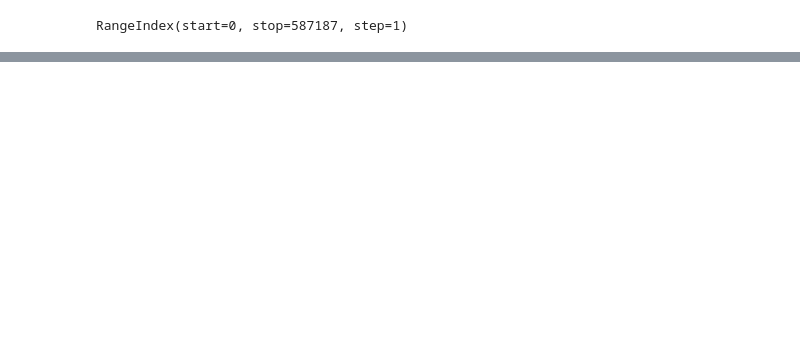
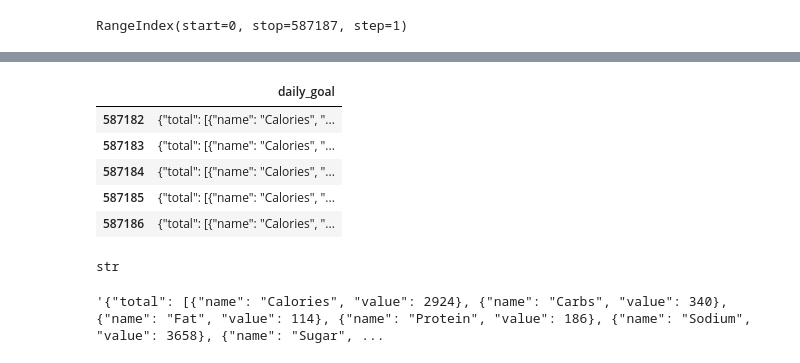
Before and after one commit to rokaandy/mfp-nutrition-survival-analysis, a Jupyter notebook: nutrition.ipynb, the cells around one changed output, grey strips where cells are left out. Drawn from its saved outputs; the diff is of its cells as text; code cells hidden in the pictures; blank space fills up the shorter version.

```diff
--- a/nutrition.ipynb
+++ b/nutrition.ipynb
@@ -16,7 +16,7 @@ import json
 1       2014-09-22      [{"meal": "MY food", "dishes": [{"nutritions": [{"name": "Calories", "value": "412"}, {"name": "Carbs", "value": "29"}, {"name": "Fat", "value": "24"}, {"name": "Protein", "val ...
 1       2014-09-23      [{"meal": "MY food", "dishes": [{"nutritions": [{"name": "Calories", "value": "412"}, {"name": "Carbs", "value": "29"}, {"name": "Fat", "value": "24"}, {"name": "Protein", "val ...
 # %%
-raw = pd.read_csv('data/mfp-diaries.tsv',
+df = pd.read_csv('data/mfp-diaries.tsv',
                   sep='\t',
                   header=None,
                   names=['userId','entry_date','food_entries','daily_goal'])
@@ -127,3 +127,2 @@ dict_keys(['total', 'goal'])
 # %%
-df_goal = raw.drop(['food_entries'], axis=1)
-df_goal.head()
+df_goal = df.drop(['food_entries'], axis=1)
@@ -195,0 +142,19 @@ RangeIndex(start=0, stop=587187, step=1)
+# %%
+loop = df_goal.drop(['userId', 'entry_date'], axis=1)
+loop.tail()
+# %% [output]
+|  | daily_goal |
+| 587182 | {"total": [{"name": "Calories", "... |
+| 587183 | {"total": [{"name": "Calories", "... |
+| 587184 | {"total": [{"name": "Calories", "... |
+| 587185 | {"total": [{"name": "Calories", "... |
+| 587186 | {"total": [{"name": "Calories", "... |
+# %%
+ex_dict = loop['daily_goal'][0]
+type(ex_dict)
+# %% [output]
+str
+# %%
+ex_dict
+# %% [output]
+'{"total": [{"name": "Calories", "value": 2924}, {"name": "Carbs", "value": 340}, {"name": "Fat", "value": 114}, {"name": "Protein", "value": 186}, {"name": "Sodium", "value": 3658}, {"name": "Sugar", ...
```
Also changed, not shown: parts of 24 cells of this notebook.
